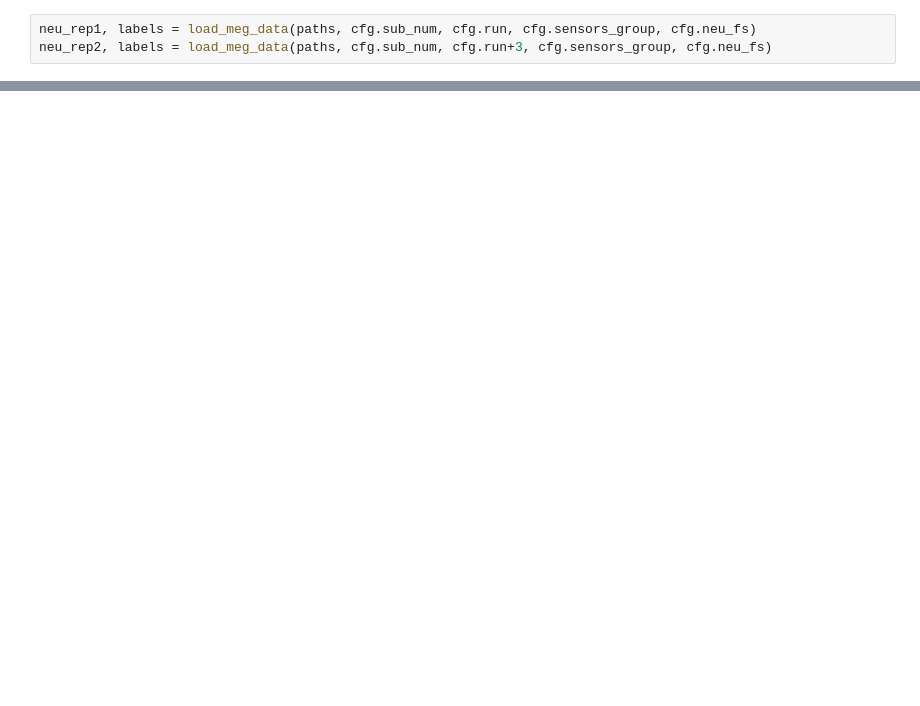
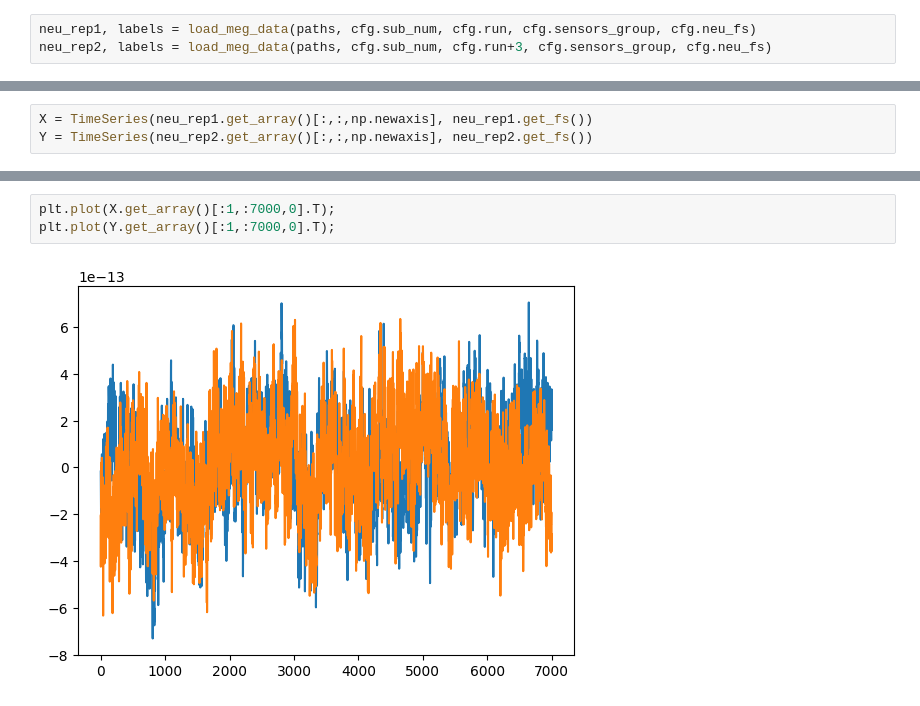
Before and after one commit to TizianoCausin01/project1917-26, a Jupyter notebook: python_scripts/scripts/cross_correlation_dev.ipynb, the cells around one changed output, grey strips where cells are left out. Cells and saved outputs as stored; diff of their text form; blank space fills up the shorter version.

```diff
--- a/python_scripts/scripts/cross_correlation_dev.ipynb
+++ b/python_scripts/scripts/cross_correlation_dev.ipynb
@@ -96,0 +117,3 @@ fig.tight_layout()
+# %%
+X = TimeSeries(neu_rep1.get_array()[:,:,np.newaxis], neu_rep1.get_fs())
+Y = TimeSeries(neu_rep2.get_array()[:,:,np.newaxis], neu_rep2.get_fs())
@@ -96,0 +143,5 @@ fig.tight_layout()
+# %%
+plt.plot(X.get_array()[:1,:7000,0].T);
+plt.plot(Y.get_array()[:1,:7000,0].T);
+# %% [output]
+[figure, added]
```
Also changed, not shown: parts of 19 cells of this notebook.
